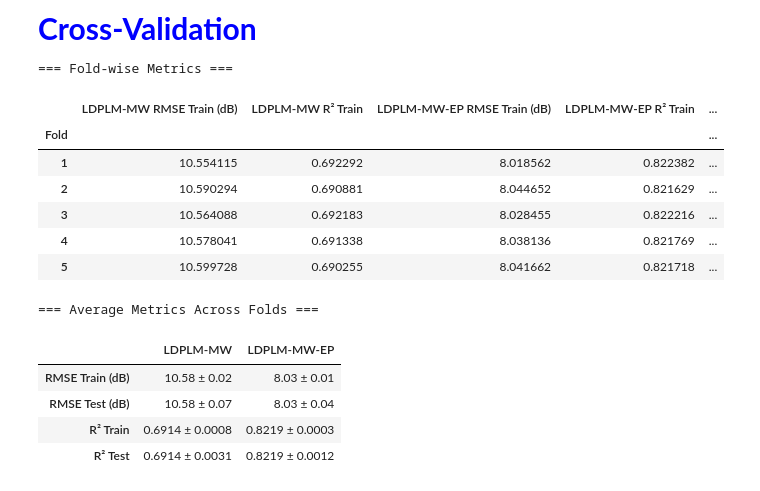
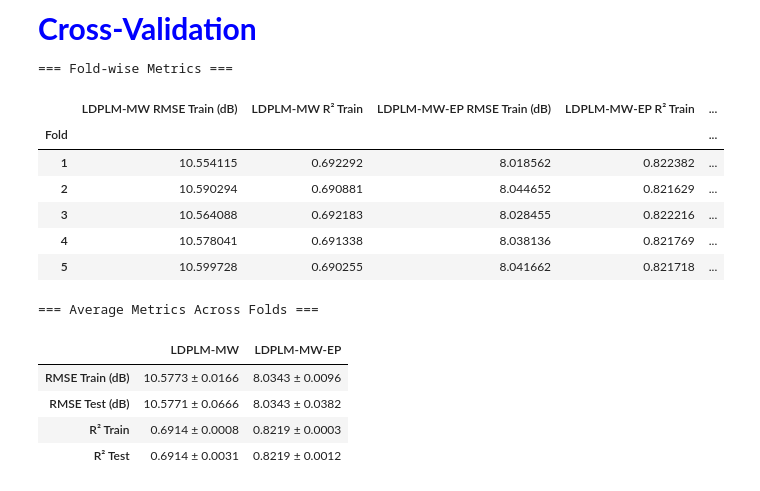
Before and after one commit to nahshonmokua/LoRaWAN-Indoor-Path-Loss-Modelling-with-MultiWall-Environment-Factors, a Jupyter notebook: LDPLM.ipynb, the cells around one changed output. Saved outputs shown, nothing was run; the diff lists cells and outputs as text; code cells hidden in the pictures.

```diff
--- a/LDPLM.ipynb
+++ b/LDPLM.ipynb
@@ -702,38 +702,38 @@ std_r2_ep_test = np.nanstd(r_squared_list_ep_test)
 
 # Create Average Metrics Table
 average_metrics = {
     'LDPLM-MW': {
-        'RMSE Train (dB)': f"{avg_rmse_mw_train:.2f} ± {std_rmse_mw_train:.2f}",
-        'RMSE Test (dB)': f"{avg_rmse_mw_test:.2f} ± {std_rmse_mw_test:.2f}",
+        'RMSE Train (dB)': f"{avg_rmse_mw_train:.4f} ± {std_rmse_mw_train:.4f}",
+        'RMSE Test (dB)': f"{avg_rmse_mw_test:.4f} ± {std_rmse_mw_test:.4f}",
         'R² Train': f"{avg_r2_mw_train:.4f} ± {std_r2_mw_train:.4f}",
         'R² Test': f"{avg_r2_mw_test:.4f} ± {std_r2_mw_test:.4f}"
     },
     'LDPLM-MW-EP': {
-        'RMSE Train (dB)': f"{avg_rmse_ep_train:.2f} ± {std_rmse_ep_train:.2f}",
-        'RMSE Test (dB)': f"{avg_rmse_ep_test:.2f} ± {std_rmse_ep_test:.2f}",
+        'RMSE Train (dB)': f"{avg_rmse_ep_train:.4f} ± {std_rmse_ep_train:.4f}",
+        'RMSE Test (dB)': f"{avg_rmse_ep_test:.4f} ± {std_rmse_ep_test:.4f}",
         'R² Train': f"{avg_r2_ep_train:.4f} ± {std_r2_ep_train:.4f}",
         'R² Test': f"{avg_r2_ep_test:.4f} ± {std_r2_ep_test:.4f}"
     }
 }
 
 # Convert the average_metrics dictionary to a DataFrame
 average_df = pd.DataFrame(average_metrics)
 
 # Display Average Metrics Table
 print("\n=== Average Metrics Across Folds ===")
 display(average_df)
 # %% [output]
 === Fold-wise Metrics ===
 |  | LDPLM-MW RMSE Train (dB) | LDPLM-MW R² Train | LDPLM-MW-EP RMSE Train (dB) | LDPLM-MW-EP R² Train | ... |
 | Fold |  |  |  |  | ... |
 | 1 | 10.554115 | 0.692292 | 8.018562 | 0.822382 | ... |
 | 2 | 10.590294 | 0.690881 | 8.044652 | 0.821629 | ... |
 | 3 | 10.564088 | 0.692183 | 8.028455 | 0.822216 | ... |
 | 4 | 10.578041 | 0.691338 | 8.038136 | 0.821769 | ... |
 | 5 | 10.599728 | 0.690255 | 8.041662 | 0.821718 | ... |
 === Average Metrics Across Folds ===
 |  | LDPLM-MW | LDPLM-MW-EP |
-| RMSE Train (dB) | 10.58 ± 0.02 | 8.03 ± 0.01 |
-| RMSE Test (dB) | 10.58 ± 0.07 | 8.03 ± 0.04 |
+| RMSE Train (dB) | 10.5773 ± 0.0166 | 8.0343 ± 0.0096 |
+| RMSE Test (dB) | 10.5771 ± 0.0666 | 8.0343 ± 0.0382 |
 | R² Train | 0.6914 ± 0.0008 | 0.8219 ± 0.0003 |
 | R² Test | 0.6914 ± 0.0031 | 0.8219 ± 0.0012 |
```
